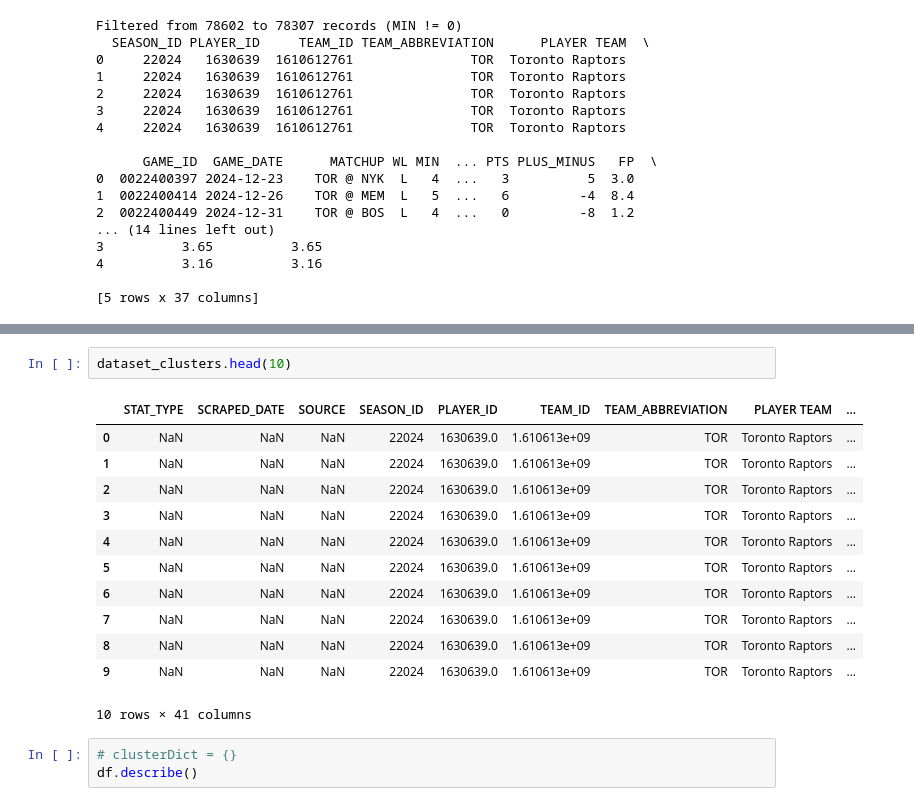
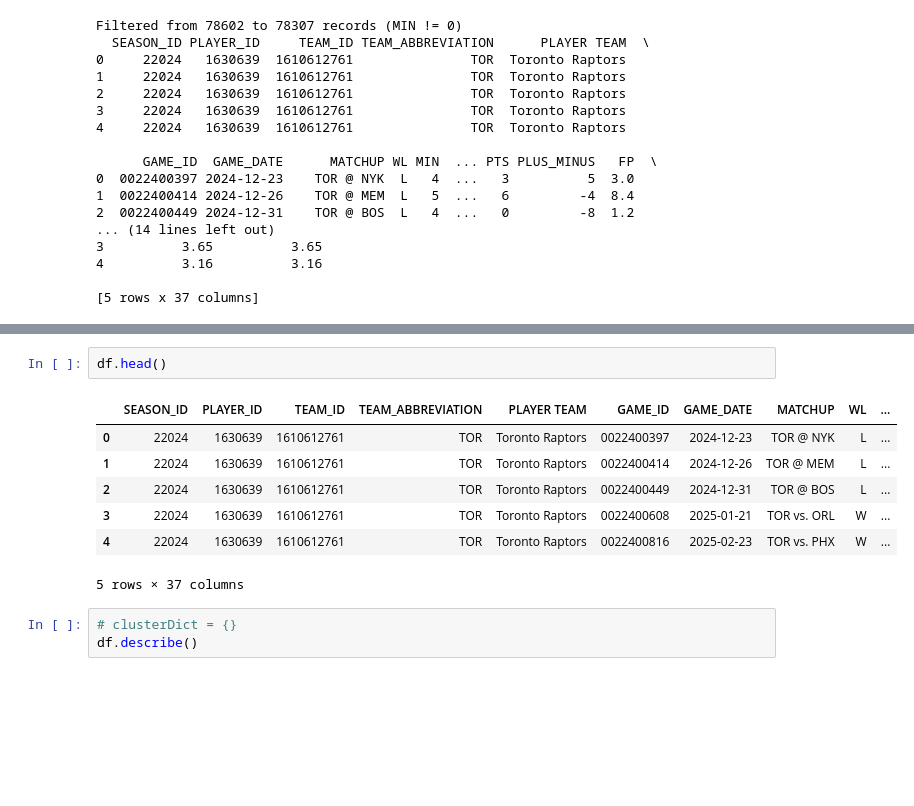
Before and after one commit to ibracken/NBA_Machine_Learning, a Jupyter notebook: scripts/nbaSupervisedLearningClusters.ipynb, the cells around one changed output, grey strips where cells are left out. Saved outputs shown, nothing was run; the diff lists cells and outputs as text; blank space fills up the shorter version.

```diff
--- a/scripts/nbaSupervisedLearningClusters.ipynb
+++ b/scripts/nbaSupervisedLearningClusters.ipynb
@@ -87,18 +63,13 @@ print(dataset_clusters.head())
-# %%
-dataset_clusters.head(10)
-# %% [output]
-|  | STAT_TYPE | SCRAPED_DATE | SOURCE | SEASON_ID | PLAYER_ID | TEAM_ID | TEAM_ABBREVIATION | PLAYER TEAM | ... |
-| 0 | NaN | NaN | NaN | 22024 | 1630639.0 | 1.610613e+09 | TOR | Toronto Raptors | ... |
-| 1 | NaN | NaN | NaN | 22024 | 1630639.0 | 1.610613e+09 | TOR | Toronto Raptors | ... |
-| 2 | NaN | NaN | NaN | 22024 | 1630639.0 | 1.610613e+09 | TOR | Toronto Raptors | ... |
-| 3 | NaN | NaN | NaN | 22024 | 1630639.0 | 1.610613e+09 | TOR | Toronto Raptors | ... |
-| 4 | NaN | NaN | NaN | 22024 | 1630639.0 | 1.610613e+09 | TOR | Toronto Raptors | ... |
-| 5 | NaN | NaN | NaN | 22024 | 1630639.0 | 1.610613e+09 | TOR | Toronto Raptors | ... |
-| 6 | NaN | NaN | NaN | 22024 | 1630639.0 | 1.610613e+09 | TOR | Toronto Raptors | ... |
-| 7 | NaN | NaN | NaN | 22024 | 1630639.0 | 1.610613e+09 | TOR | Toronto Raptors | ... |
-| 8 | NaN | NaN | NaN | 22024 | 1630639.0 | 1.610613e+09 | TOR | Toronto Raptors | ... |
-| 9 | NaN | NaN | NaN | 22024 | 1630639.0 | 1.610613e+09 | TOR | Toronto Raptors | ... |
-10 rows × 41 columns
+# %%
+df.head()
+# %% [output]
+|  | SEASON_ID | PLAYER_ID | TEAM_ID | TEAM_ABBREVIATION | PLAYER TEAM | GAME_ID | GAME_DATE | MATCHUP | WL | ... |
+| 0 | 22024 | 1630639 | 1610612761 | TOR | Toronto Raptors | 0022400397 | 2024-12-23 | TOR @ NYK | L | ... |
+| 1 | 22024 | 1630639 | 1610612761 | TOR | Toronto Raptors | 0022400414 | 2024-12-26 | TOR @ MEM | L | ... |
+| 2 | 22024 | 1630639 | 1610612761 | TOR | Toronto Raptors | 0022400449 | 2024-12-31 | TOR @ BOS | L | ... |
+| 3 | 22024 | 1630639 | 1610612761 | TOR | Toronto Raptors | 0022400608 | 2025-01-21 | TOR vs. ORL | W | ... |
+| 4 | 22024 | 1630639 | 1610612761 | TOR | Toronto Raptors | 0022400816 | 2025-02-23 | TOR vs. PHX | W | ... |
+5 rows × 37 columns
 # %%
 # clusterDict = {}
 df.describe()
```
Also changed, not shown: parts of 9 cells of this notebook, 3 other files.
